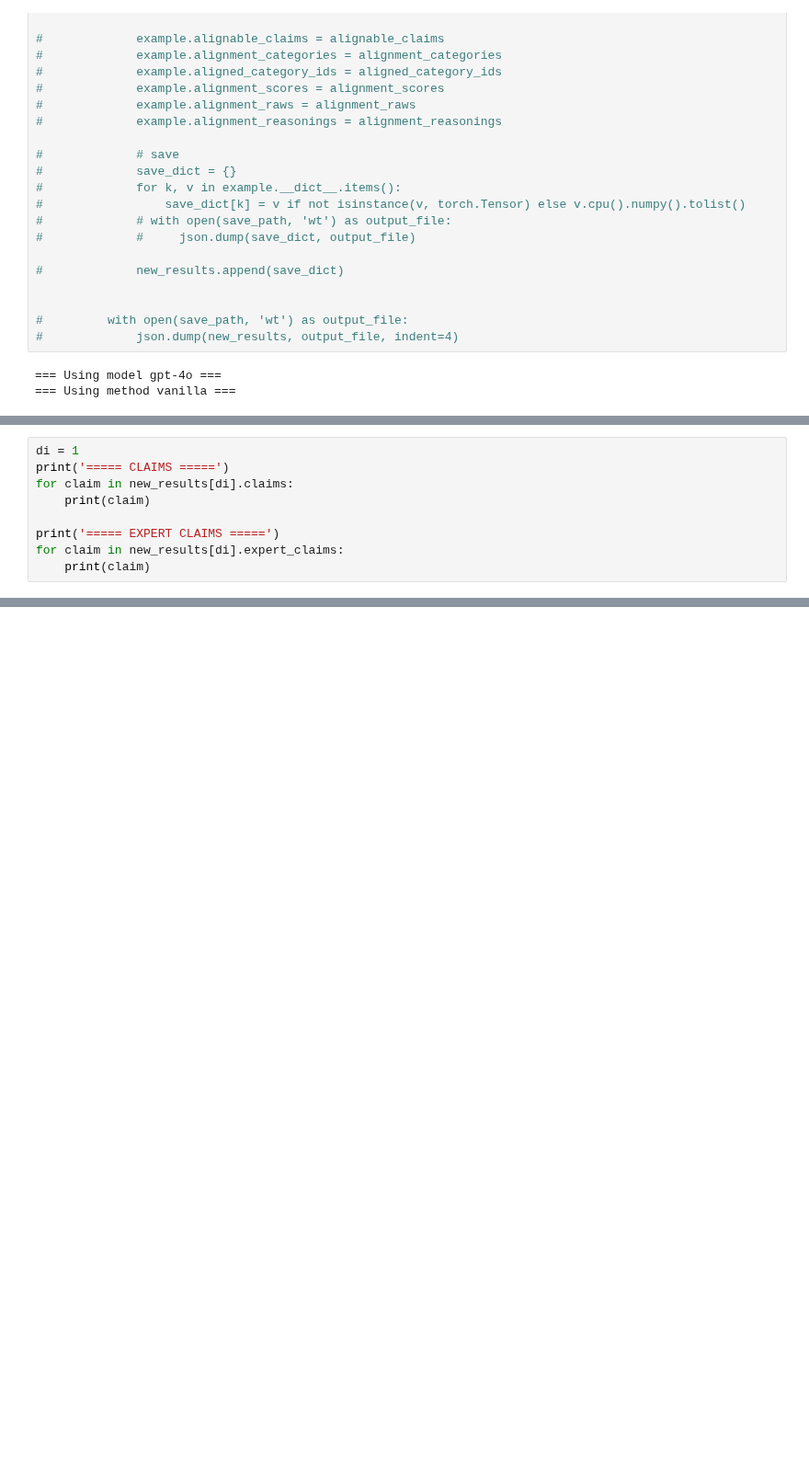
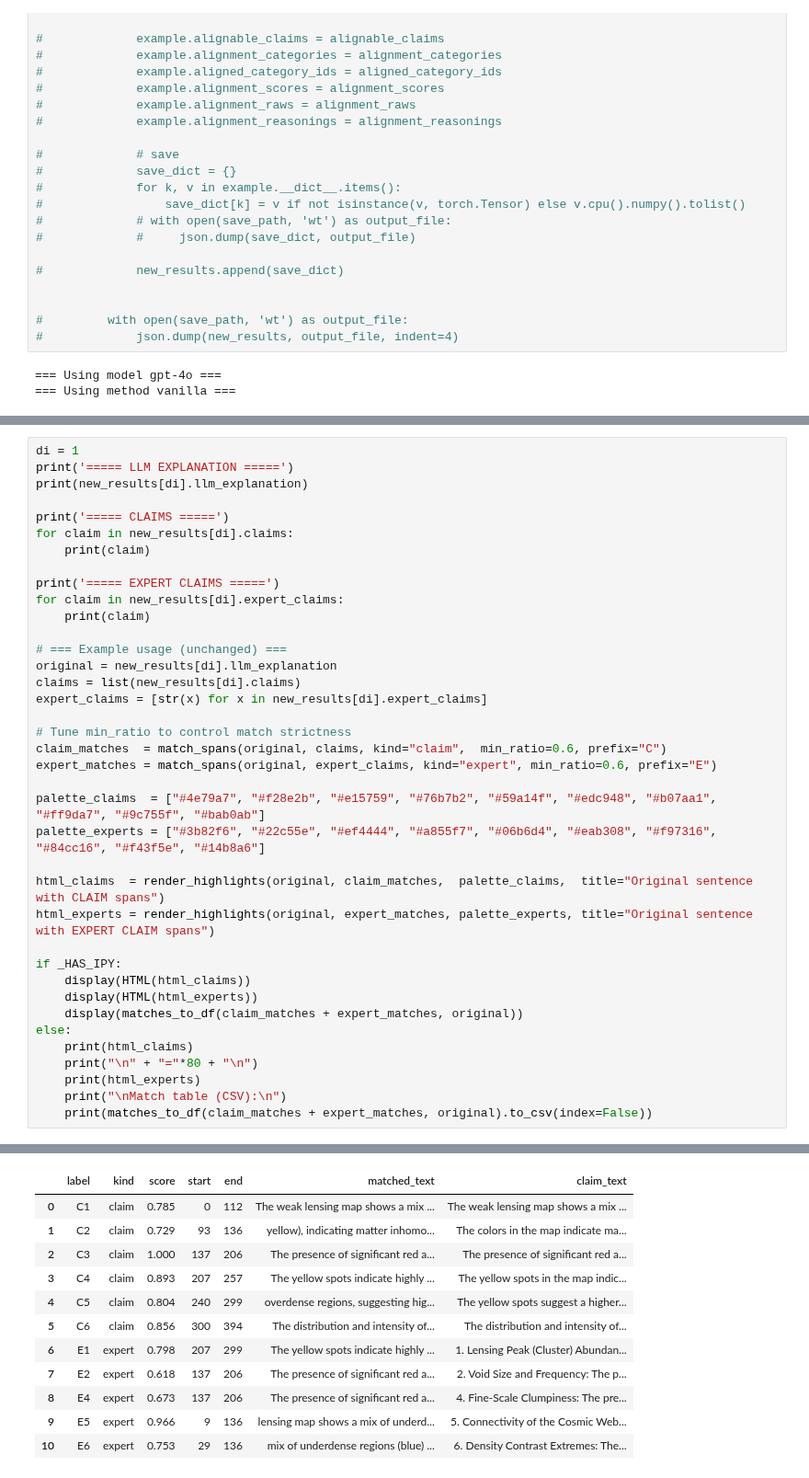
Before and after one commit to BrachioLab/FIX-2, a Jupyter notebook: notebooks/claim_decomposition_expert/massmaps_claim_decomposition_expert.ipynb, the cells around one changed output, grey strips where cells are left out. Shown at 92% size. Cells and saved outputs as stored; diff of their text form; blank space fills up the shorter version.

```diff
--- a/notebooks/claim_decomposition_expert/massmaps_claim_decomposition_expert.ipynb
+++ b/notebooks/claim_decomposition_expert/massmaps_claim_decomposition_expert.ipynb
@@ -190,5 +469,8 @@ A relatively rich and varied mass distribution likely points to a moderate value
 # %%
 di = 1
+print('===== LLM EXPLANATION =====')
+print(new_results[di].llm_explanation)
+
 print('===== CLAIMS =====')
 for claim in new_results[di].claims:
     print(claim)
@@ -196,4 +478,30 @@ for claim in new_results[di].claims:
 print('===== EXPERT CLAIMS =====')
 for claim in new_results[di].expert_claims:
     print(claim)
+
+# === Example usage (unchanged) ===
+original = new_results[di].llm_explanation
+claims = list(new_results[di].claims)
+expert_claims = [str(x) for x in new_results[di].expert_claims]
+
+# Tune min_ratio to control match strictness
+claim_matches  = match_spans(original, claims, kind="claim",  min_ratio=0.6, prefix="C")
+expert_matches = match_spans(original, expert_claims, kind="expert", min_ratio=0.6, prefix="E")
+
+palette_claims  = ["#4e79a7", "#f28e2b", "#e15759", "#76b7b2", "#59a14f", "#edc948", "#b07aa1", "#ff9da7", "#9c755f", "#bab0ab"]
+palette_experts = ["#3b82f6", "#22c55e", "#ef4444", "#a855f7", "#06b6d4", "#eab308", "#f97316", "#84cc16", "#f43f5e", "#14b8a6"]
+
+html_claims  = render_highlights(original, claim_matches,  palette_claims,  title="Original sentence with CLAIM spans")
+html_experts = render_highlights(original, expert_matches, palette_experts, title="Original sentence with EXPERT CLAIM spans")
+
+if _HAS_IPY:
+    display(HTML(html_claims))
+    display(HTML(html_experts))
+    display(matches_to_df(claim_matches + expert_matches, original))
+else:
+    print(html_claims)
+    print("\n" + "="*80 + "\n")
+    print(html_experts)
+    print("\nMatch table (CSV):\n")
+    print(matches_to_df(claim_matches + expert_matches, original).to_csv(index=False))
 # %% [output]
@@ -214,2 +542,14 @@ The distribution and intensity of underdense and overdense regions imply moderat
+|  | label | kind | score | start | end | matched_text | claim_text |
+| 0 | C1 | claim | 0.785 | 0 | 112 | The weak lensing map shows a mix ... | The weak lensing map shows a mix ... |
+| 1 | C2 | claim | 0.729 | 93 | 136 | yellow), indicating matter inhomo... | The colors in the map indicate ma... |
+| 2 | C3 | claim | 1.000 | 137 | 206 | The presence of significant red a... | The presence of significant red a... |
+| 3 | C4 | claim | 0.893 | 207 | 257 | The yellow spots indicate highly ... | The yellow spots in the map indic... |
+| 4 | C5 | claim | 0.804 | 240 | 299 | overdense regions, suggesting hig... | The yellow spots suggest a higher... |
+| 5 | C6 | claim | 0.856 | 300 | 394 | The distribution and intensity of... | The distribution and intensity of... |
+| 6 | E1 | expert | 0.798 | 207 | 299 | The yellow spots indicate highly ... | 1. Lensing Peak (Cluster) Abundan... |
+| 7 | E2 | expert | 0.618 | 137 | 206 | The presence of significant red a... | 2. Void Size and Frequency: The p... |
+| 8 | E4 | expert | 0.673 | 137 | 206 | The presence of significant red a... | 4. Fine-Scale Clumpiness: The pre... |
+| 9 | E5 | expert | 0.966 | 9 | 136 | lensing map shows a mix of underd... | 5. Connectivity of the Cosmic Web... |
+| 10 | E6 | expert | 0.753 | 29 | 136 | mix of underdense regions (blue) ... | 6. Density Contrast Extremes: The... |
 # %%
 di = 2
```
Also changed, not shown: parts of 5 cells of this notebook, 1 other file.
